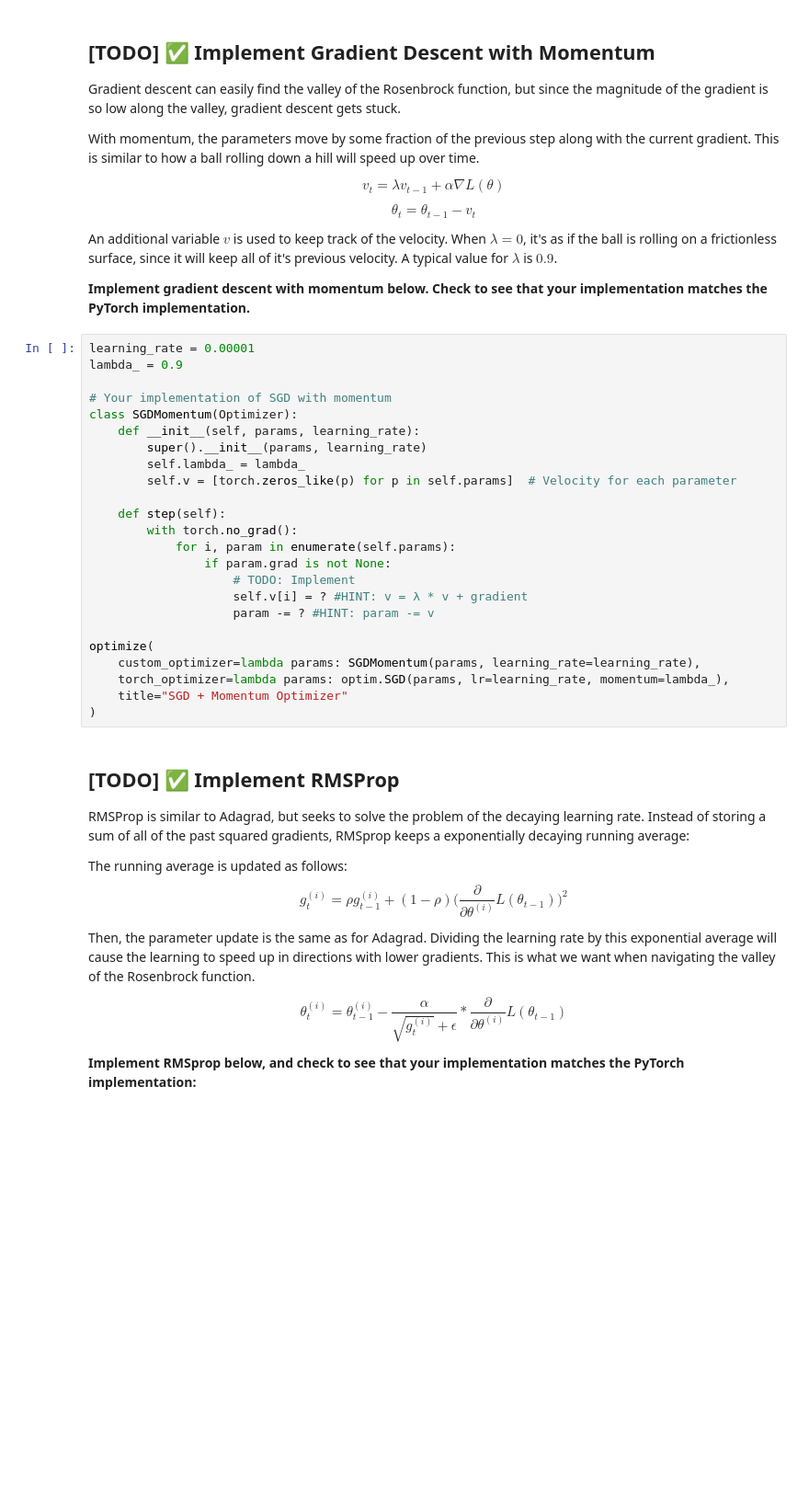
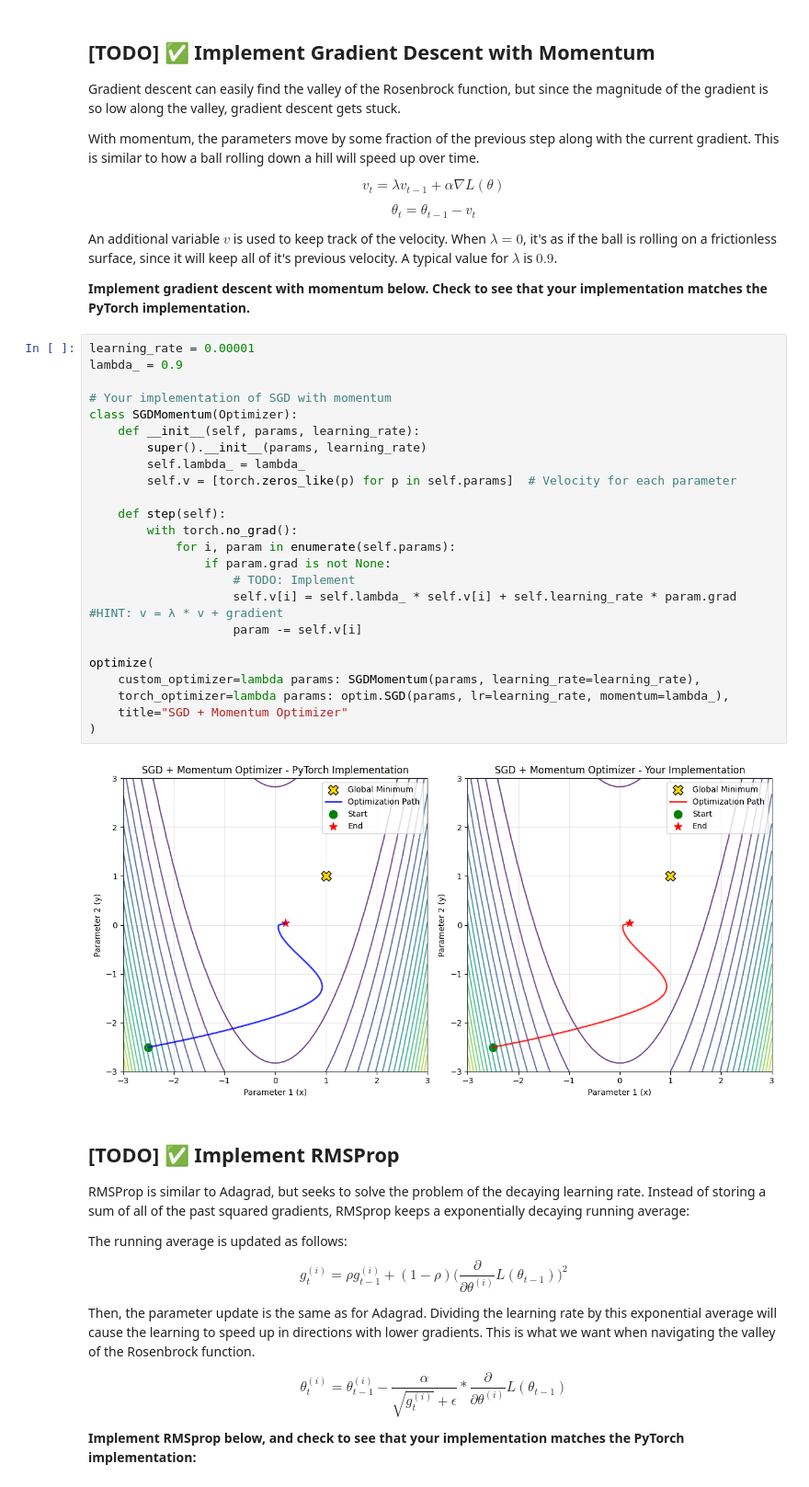
Before and after one commit to kostakarathana/assignment2_DL, a Jupyter notebook: Assignment_2_Intro_to_Numpy_and_Pytorch_for_Deep_Learning.ipynb, the cells around one changed output. Shown at 92% size. Saved outputs shown, nothing was run; the diff lists cells and outputs as text; blank space fills up the shorter version.

```diff
--- a/Assignment_2_Intro_to_Numpy_and_Pytorch_for_Deep_Learning.ipynb
+++ b/Assignment_2_Intro_to_Numpy_and_Pytorch_for_Deep_Learning.ipynb
@@ -1383,27 +1452,29 @@ An additional variable $v$ is used to keep track of the velocity. When $\lambda
 # %%
 learning_rate = 0.00001
 lambda_ = 0.9
 
 # Your implementation of SGD with momentum
 class SGDMomentum(Optimizer):
     def __init__(self, params, learning_rate):
         super().__init__(params, learning_rate)
         self.lambda_ = lambda_
         self.v = [torch.zeros_like(p) for p in self.params]  # Velocity for each parameter
 
     def step(self):
         with torch.no_grad():
             for i, param in enumerate(self.params):
                 if param.grad is not None:
                     # TODO: Implement
-                    self.v[i] = ? #HINT: v = λ * v + gradient
-                    param -= ? #HINT: param -= v
+                    self.v[i] = self.lambda_ * self.v[i] + self.learning_rate * param.grad #HINT: v = λ * v + gradient
+                    param -= self.v[i]
 
 optimize(
     custom_optimizer=lambda params: SGDMomentum(params, learning_rate=learning_rate),
     torch_optimizer=lambda params: optim.SGD(params, lr=learning_rate, momentum=lambda_),
     title="SGD + Momentum Optimizer"
 )
+# %% [output]
+[figure, added]
 # %% [markdown]
 ## **[TODO] ✅ Implement RMSProp**
 
```
Also changed, not shown: parts of 18 cells of this notebook.
